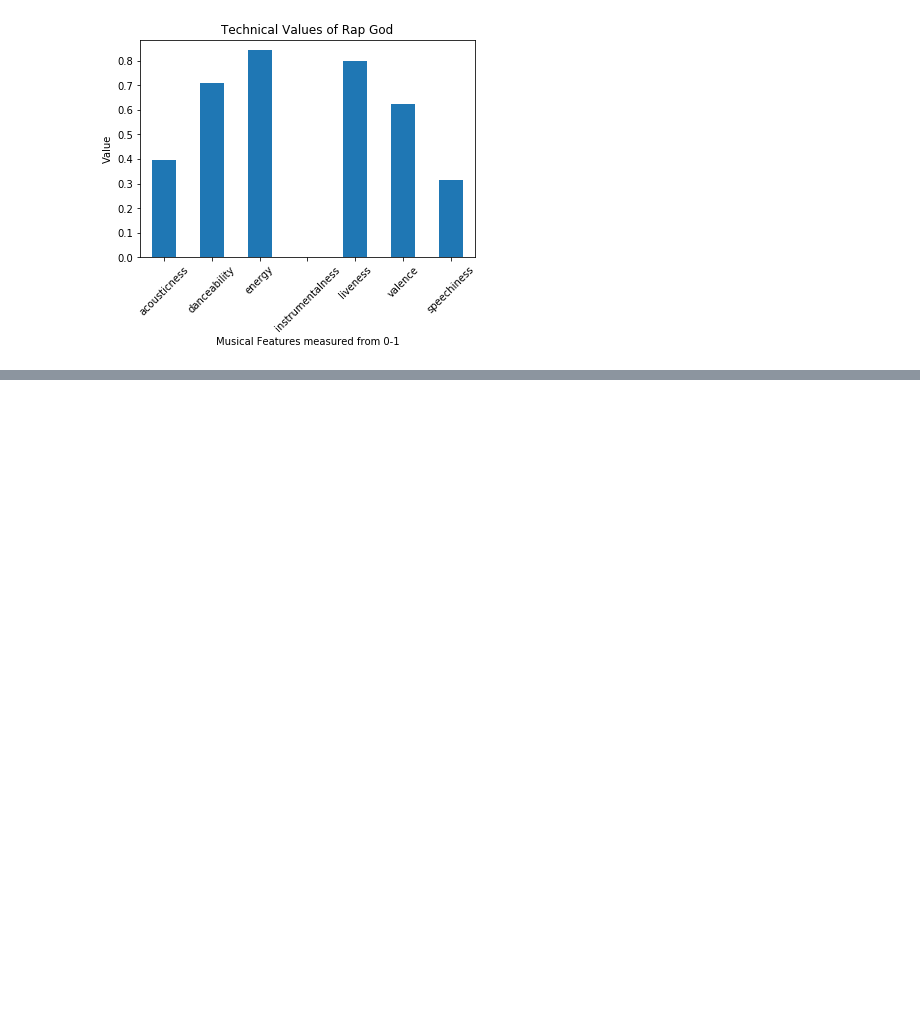
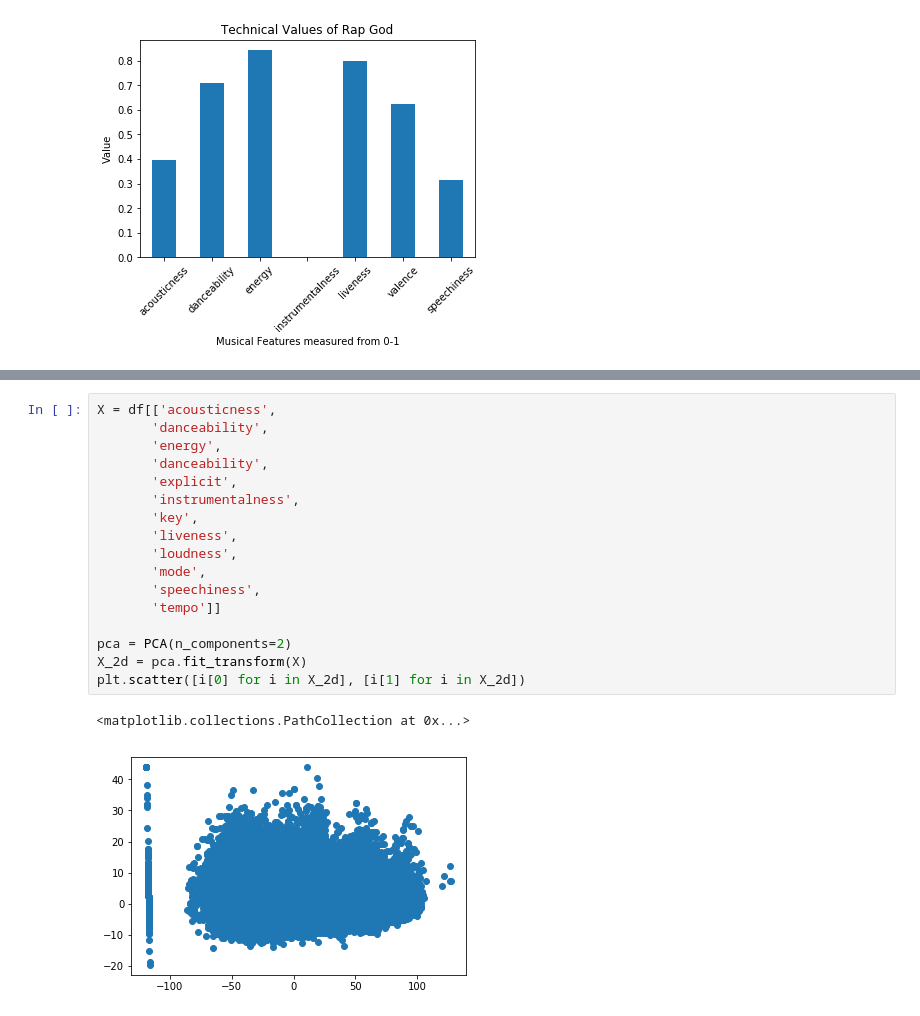
Before and after one commit to zainkhan9/spotify_ml, a Jupyter notebook: genre_clustering.ipynb, the cells around one changed output, grey strips where cells are left out. Cells and saved outputs as stored; diff of their text form; blank space fills up the shorter version.

Commit message:
added some kmeans and relevant plots

```diff
--- a/genre_clustering.ipynb
+++ b/genre_clustering.ipynb
@@ -372,0 +403,20 @@ plot_song("Rap God")
+# %%
+X = df[['acousticness',
+       'danceability',
+       'energy',
+       'danceability',
+       'explicit',
+       'instrumentalness',
+       'key',
+       'liveness',
+       'loudness',
+       'mode',
+       'speechiness',
+       'tempo']]
+
+pca = PCA(n_components=2)
+X_2d = pca.fit_transform(X)
+plt.scatter([i[0] for i in X_2d], [i[1] for i in X_2d])
+# %% [output]
+<matplotlib.collections.PathCollection at 0x...>
+[figure, added]
```
Also changed, not shown: parts of 17 cells of this notebook.
